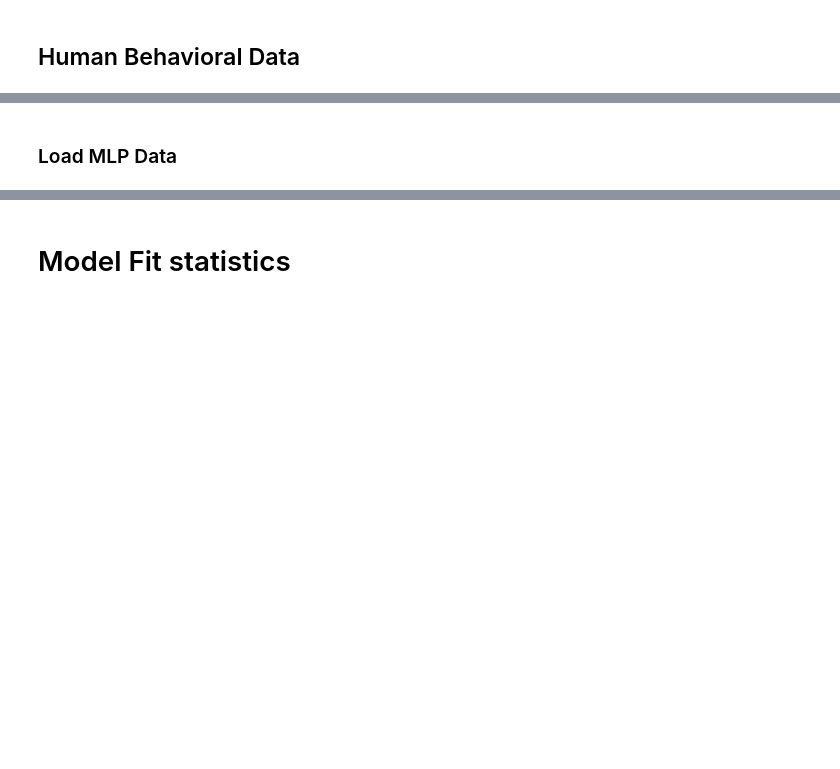
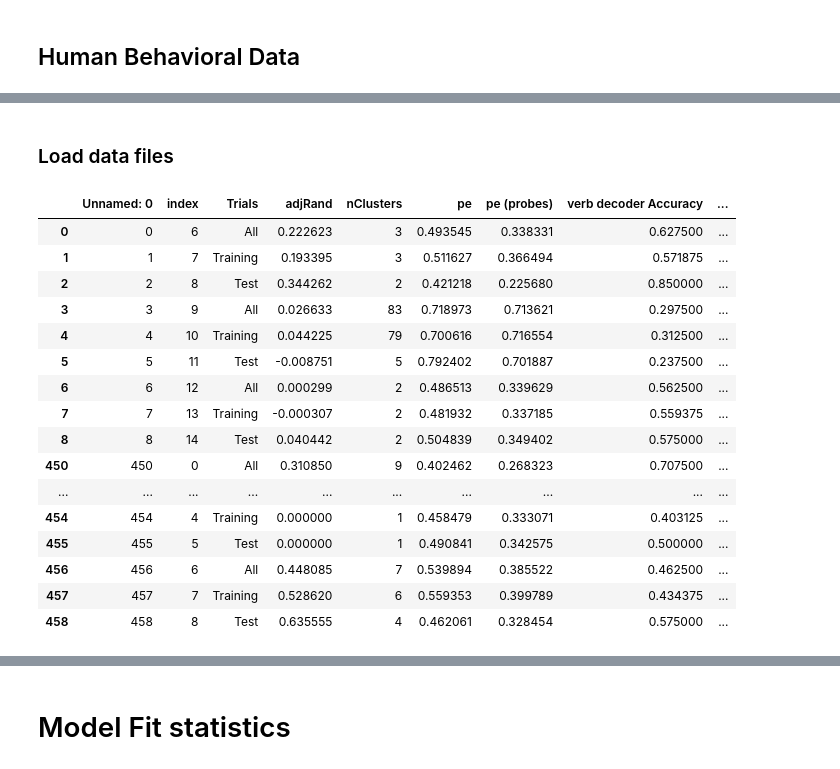
Before and after one commit to andrebeu/SEMCSW, a Jupyter notebook: NB-analysis.ipynb, the cells around one changed output, grey strips where cells are left out. Saved outputs shown, nothing was run; the diff lists cells and outputs as text; code cells hidden in the pictures; blank space fills up the shorter version.

```diff
--- a/Schema Prediction Task v090820, Analyses and Comparisons.ipynb
+++ b/NB-analysis.ipynb
@@ -35,5 +32,5 @@ We have two files for each model: the file containing Blocked, Interleaved and I
 # %% [markdown]
-### Load MLP Data
+### Load data files
 # %%
 ## MLP Data
 file = './data/trial_X_trial_MLP_nhiddenNone_e1e-05_'
@@ -62,3 +58,26 @@ sem_lstm_trial_data = pd.read_csv(file)
 file = './data/results_VanillaLSTM_nhiddenNone'
 file += '_e1e-05_lr0.05_n2_d0.0_logalfa_16.0_loglmda_8.0__online.csv'
 sem_lstm_results = pd.read_csv(file)
+# %%
+"""
+results file contains aggregate stats of model performance
+"""
+sem_lstm_results[sem_lstm_results.batch==0]
+# %% [output]
+|  | Unnamed: 0 | index | Trials | adjRand | nClusters | pe | pe (probes) | verb decoder Accuracy | ... |
+| 0 | 0 | 6 | All | 0.222623 | 3 | 0.493545 | 0.338331 | 0.627500 | ... |
+| 1 | 1 | 7 | Training | 0.193395 | 3 | 0.511627 | 0.366494 | 0.571875 | ... |
+| 2 | 2 | 8 | Test | 0.344262 | 2 | 0.421218 | 0.225680 | 0.850000 | ... |
+| 3 | 3 | 9 | All | 0.026633 | 83 | 0.718973 | 0.713621 | 0.297500 | ... |
+| 4 | 4 | 10 | Training | 0.044225 | 79 | 0.700616 | 0.716554 | 0.312500 | ... |
+| 5 | 5 | 11 | Test | -0.008751 | 5 | 0.792402 | 0.701887 | 0.237500 | ... |
+| 6 | 6 | 12 | All | 0.000299 | 2 | 0.486513 | 0.339629 | 0.562500 | ... |
+| 7 | 7 | 13 | Training | -0.000307 | 2 | 0.481932 | 0.337185 | 0.559375 | ... |
+| 8 | 8 | 14 | Test | 0.040442 | 2 | 0.504839 | 0.349402 | 0.575000 | ... |
+| 450 | 450 | 0 | All | 0.310850 | 9 | 0.402462 | 0.268323 | 0.707500 | ... |
+| ... | ... | ... | ... | ... | ... | ... | ... | ... | ... |
+| 454 | 454 | 4 | Training | 0.000000 | 1 | 0.458479 | 0.333071 | 0.403125 | ... |
+| 455 | 455 | 5 | Test | 0.000000 | 1 | 0.490841 | 0.342575 | 0.500000 | ... |
+| 456 | 456 | 6 | All | 0.448085 | 7 | 0.539894 | 0.385522 | 0.462500 | ... |
+| 457 | 457 | 7 | Training | 0.528620 | 6 | 0.559353 | 0.399789 | 0.434375 | ... |
+| 458 | 458 | 8 | Test | 0.635555 | 4 | 0.462061 | 0.328454 | 0.575000 | ... |
```
Also changed, not shown: parts of 7 cells of this notebook, 5 other files.
